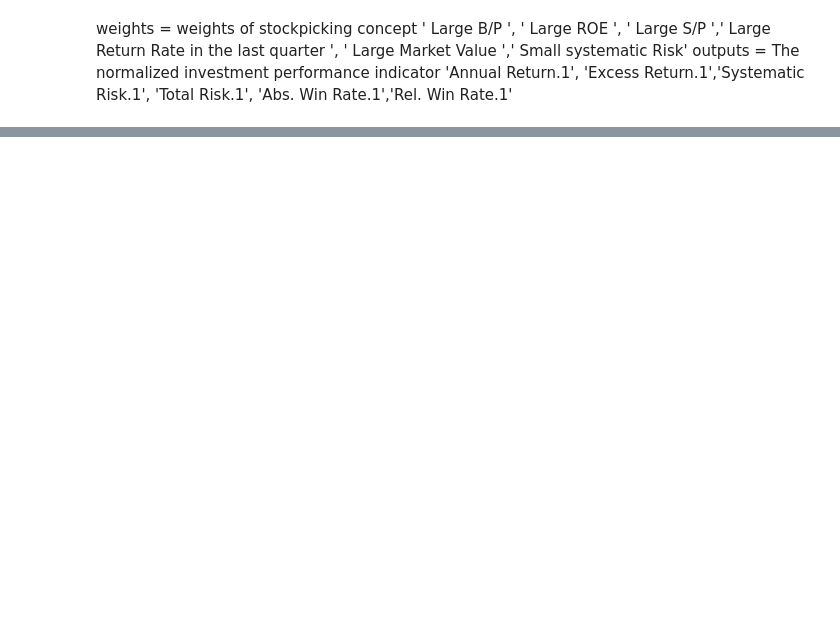
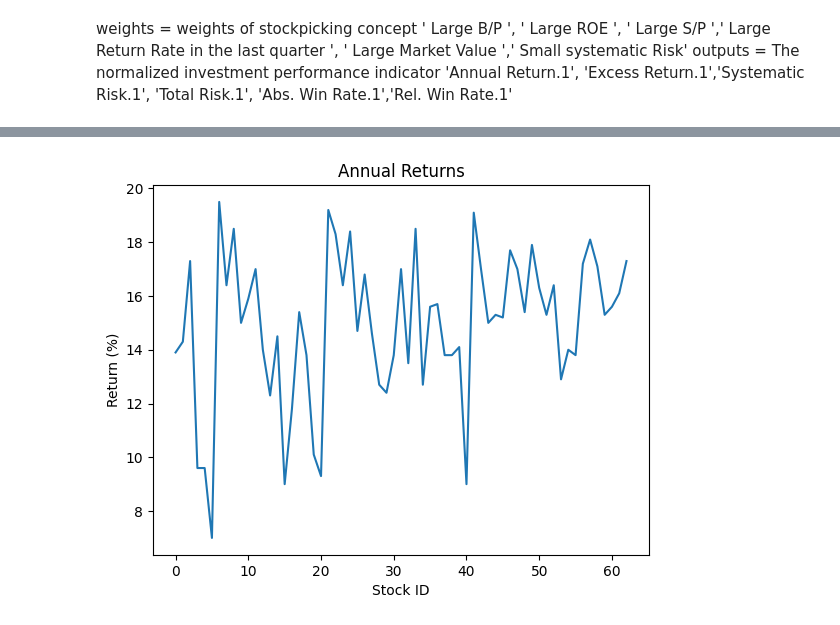
Before and after one commit to JaswanthKrishnaE/Stock-portfolio-analysis-using-multivariate-linear-regression, a Jupyter notebook: EDA.ipynb, the cells around one changed output, grey strips where cells are left out. Saved outputs shown, nothing was run; the diff lists cells and outputs as text; code cells hidden in the pictures; blank space fills up the shorter version.

Commit message:
multi linear regression plot

```diff
--- a/EDA.ipynb
+++ b/EDA.ipynb
@@ -17,0 +11,5 @@ outputs = ['Annual Return.1', 'Excess Return.1','Systematic Risk.1', 'Total Risk
+# %%
+csvFile = "stock portfolio performance data set.xlsx"
+# %%
+df = pd.read_excel(csvFile,"all period",skiprows=[0],usecols=[0,1,2,3,4,5,6,7,8,9,10,11,12])
+df.head()
@@ -26,5 +32,0 @@ df_1.info()
-# %%
-sheets=pd.read_excel('stock portfolio performance data set.xlsx',sheet_name=['all period'],skiprows=[0],usecols = [1,2,3,4,5,6,13,14,15,16,17,18])
-df=pd.concat(sheets[frame] for frame in sheets.keys())
-df.keys()
-df.describe()
@@ -66,0 +63,17 @@ influence = model.get_influence()
+# %%
+data = df
+# %%
+
+
+# create a line chart of the annual returns column
+plt.plot(data['Annual Return']*100)
+
+# add a title and axis labels
+plt.title('Annual Returns')
+plt.xlabel('Stock ID')
+plt.ylabel('Return (%)')
+
+# display the chart
+plt.show()
+# %% [output]
+[figure, added]
```
Also changed, not shown: parts of 22 cells of this notebook.
